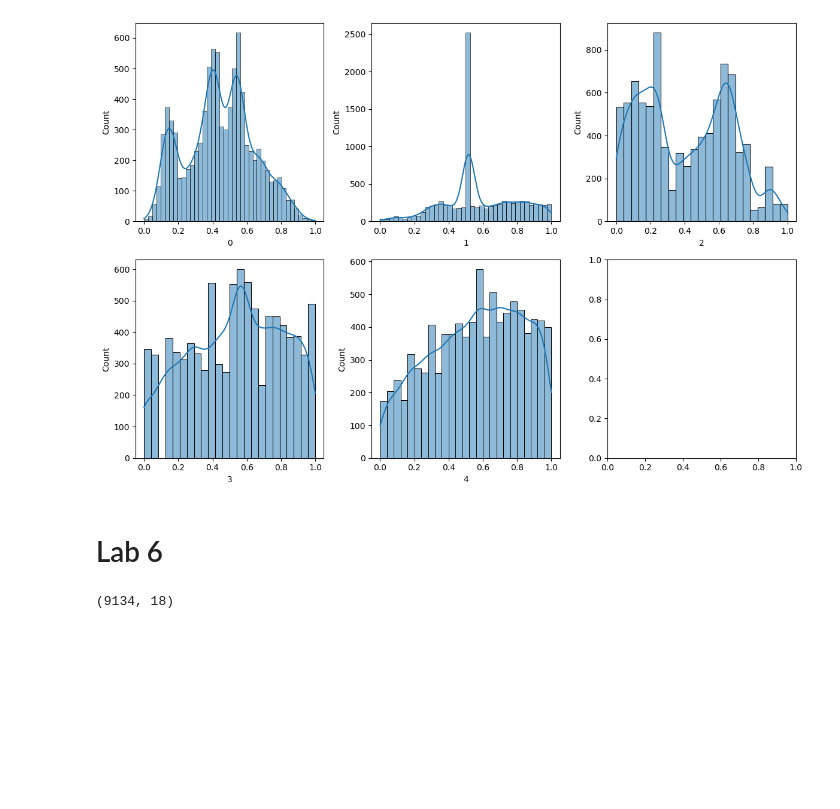
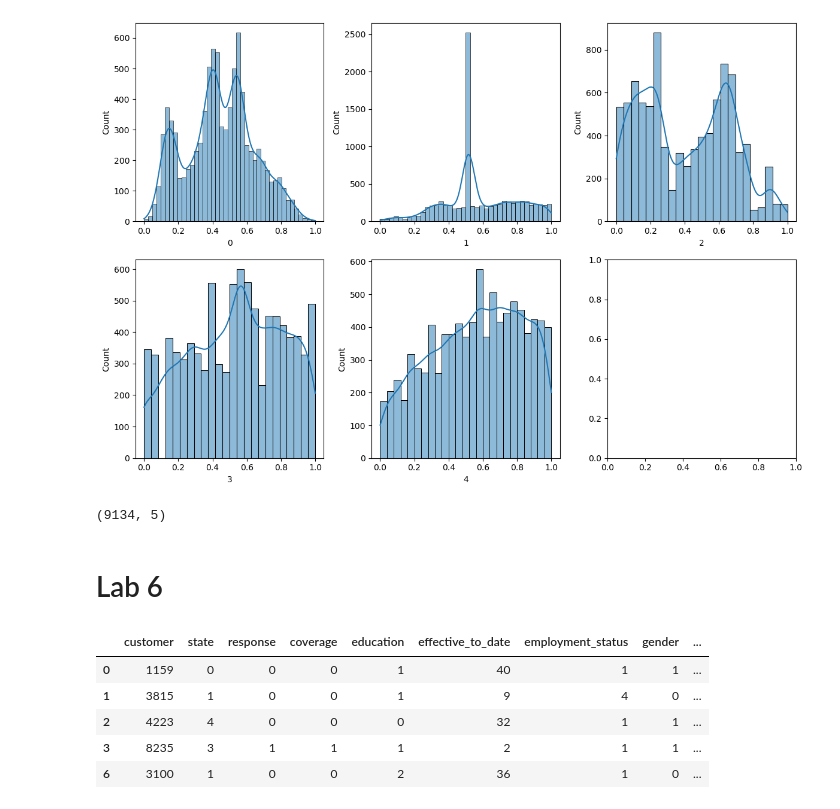
Before and after one commit to ironhack-labs/lab-customer-analysis-final-round, a Jupyter notebook: files_for_lab/csv_files/[lab-customer-analysis-final-round]PabloGarcia.ipynb, the cells around one changed output. Cells and saved outputs as stored; diff of their text form; code cells hidden in the pictures; blank space fills up the shorter version.

```diff
--- a/files_for_lab/csv_files/[lab-customer-analysis-final-round]PabloGarcia.ipynb
+++ b/files_for_lab/csv_files/[lab-customer-analysis-final-round]PabloGarcia.ipynb
@@ -446,15 +441,24 @@ x_cox_minmax = min_max_scaler(x_cox)
 plot_hist(x_cox_minmax)
 # %% [output]
 [figure]
+# %%
+x_cox_minmax.shape
+# %% [output]
+(9134, 5)
 # %% [markdown]
 # Lab 6
 # %%
 # 04 - Processing Data
     # Encoding Categorical Data: Label Encoding
 categorical_df_le = label_encoder(categorical_df,LABEL_ENCODER_COLS)
-categorical_df_le.shape
+categorical_df_le.head()
 # %% [output]
-(9134, 18)
+|  | customer | state | response | coverage | education | effective_to_date | employment_status | gender | ... |
+| 0 | 1159 | 0 | 0 | 0 | 1 | 40 | 1 | 1 | ... |
+| 1 | 3815 | 1 | 0 | 0 | 1 | 9 | 4 | 0 | ... |
+| 2 | 4223 | 4 | 0 | 0 | 0 | 32 | 1 | 1 | ... |
+| 3 | 8235 | 3 | 1 | 1 | 1 | 2 | 1 | 1 | ... |
+| 6 | 3100 | 1 | 0 | 0 | 2 | 36 | 1 | 0 | ... |
 # %%
 # 04 - Processing Data
     # Encoding Categorical Data: One Hot Encoder
```
Also changed, not shown: parts of 25 cells of this notebook.
